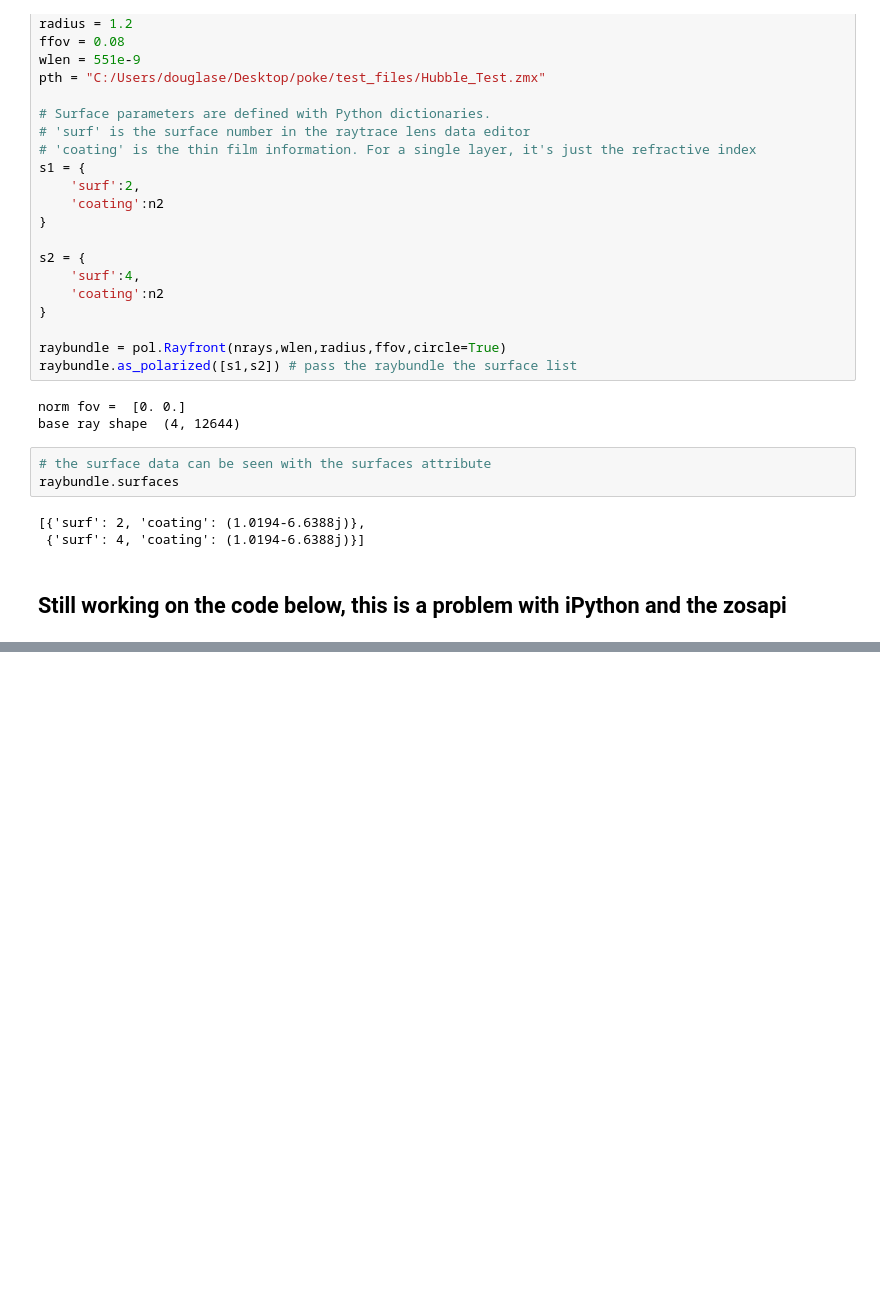
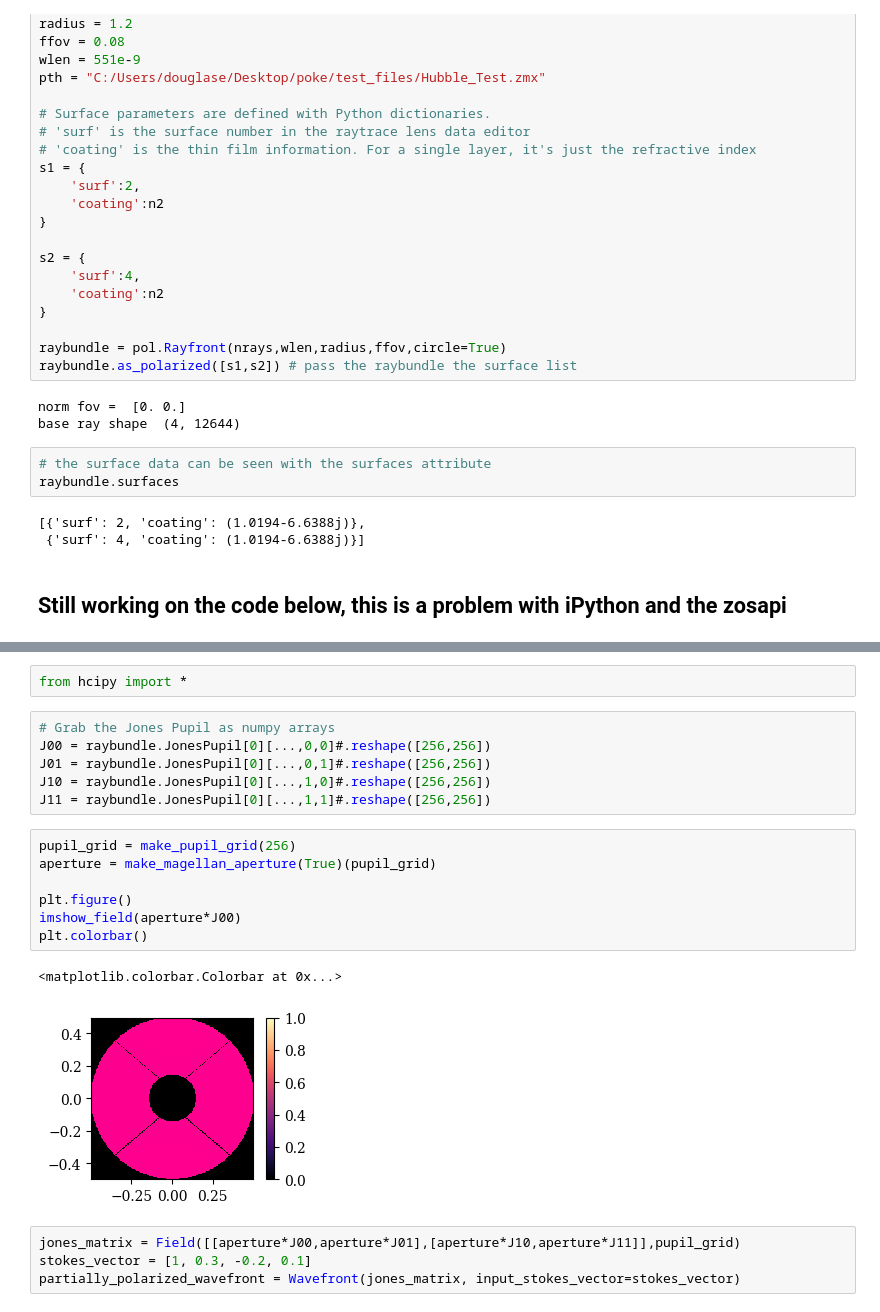
Before and after one commit to Jashcraf/poke, a Jupyter notebook: examples/HCIPy Polarized Wavefront.ipynb, the cells around one changed output, grey strips where cells are left out. Drawn from its saved outputs; the diff is of its cells as text; blank space fills up the shorter version.

```diff
--- a/examples/HCIPy Polarized Wavefront.ipynb
+++ b/examples/HCIPy Polarized Wavefront.ipynb
@@ -67,0 +97,22 @@ File name: 'ZOSAPI_Interfaces, Version=1.0.0.0, Culture=neutral, PublicKeyToken=
+# %%
+from hcipy import *
+# %%
+# Grab the Jones Pupil as numpy arrays
+J00 = raybundle.JonesPupil[0][...,0,0]#.reshape([256,256])
+J01 = raybundle.JonesPupil[0][...,0,1]#.reshape([256,256])
+J10 = raybundle.JonesPupil[0][...,1,0]#.reshape([256,256])
+J11 = raybundle.JonesPupil[0][...,1,1]#.reshape([256,256])
+# %%
+pupil_grid = make_pupil_grid(256)
+aperture = make_magellan_aperture(True)(pupil_grid)
+
+plt.figure()
+imshow_field(aperture*J00)
+plt.colorbar()
+# %% [output]
+<matplotlib.colorbar.Colorbar at 0x...>
+[figure, added]
+# %%
+jones_matrix = Field([[aperture*J00,aperture*J01],[aperture*J10,aperture*J11]],pupil_grid)
+stokes_vector = [1, 0.3, -0.2, 0.1]
+partially_polarized_wavefront = Wavefront(jones_matrix, input_stokes_vector=stokes_vector)
```
Also changed, not shown: parts of 17 cells of this notebook, 5 other files.
